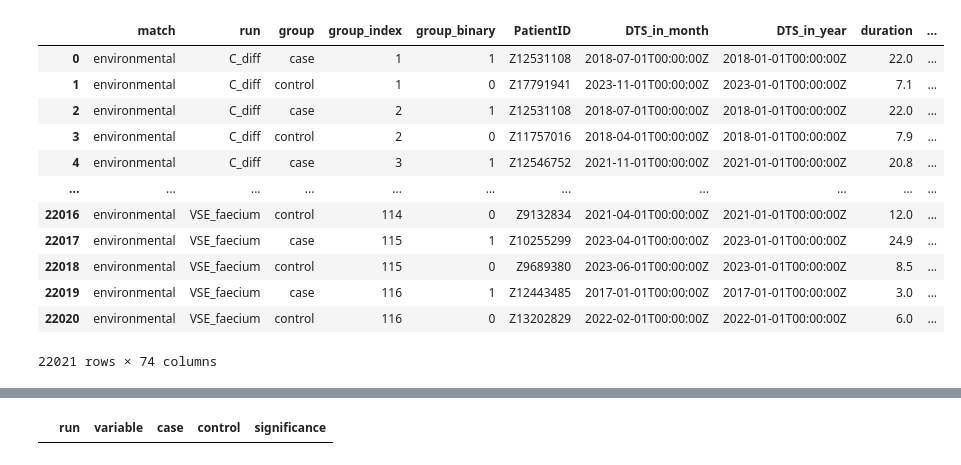
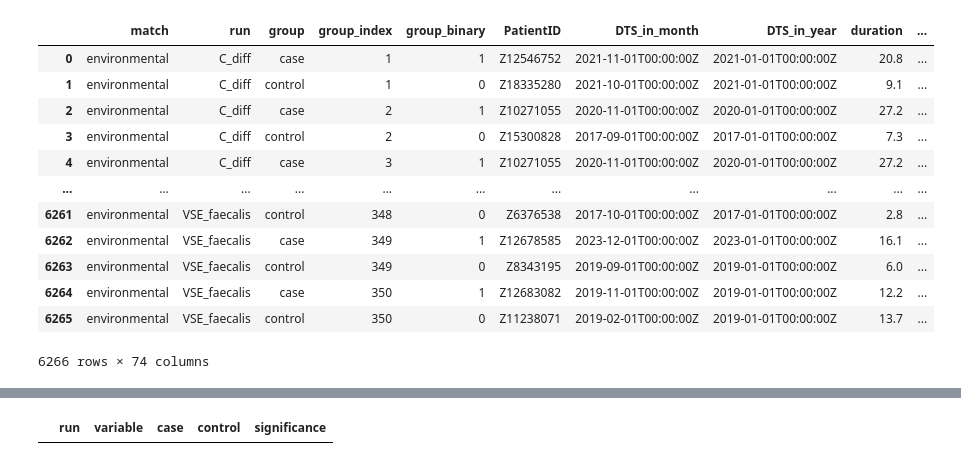
Before and after one commit to sanjatkanjilal/hospital_onset_infection_analyses, a Jupyter notebook: analysis/EDA.ipynb, the cells around one changed output, grey strips where cells are left out. Saved outputs shown, nothing was run; the diff lists cells and outputs as text; code cells hidden in the pictures.

```diff
--- a/analysis/EDA.ipynb
+++ b/analysis/EDA.ipynb
@@ -12,23 +12,23 @@ from scipy.stats import ttest_ind
 from scipy.stats import chi2_contingency
 # %%
 ## Table 1
-full_data = pd.read_csv('/data/tide/projects/ho_infxn_ml/clean_data/20241210/age_filtered_final_dataset_for_models_20241210.csv')
+full_data = pd.read_csv('/data/tide/projects/ho_infxn_ml/clean_data/20250205/age_filtered_final_dataset_for_models_20250205.csv')
 full_data = full_data[full_data['match'] == 'environmental']
 
 significance_df = []
 
 full_data
 # %% [output]
 |  | match | run | group | group_index | group_binary | PatientID | DTS_in_month | DTS_in_year | duration | ... |
-| 0 | environmental | C_diff | case | 1 | 1 | Z12531108 | 2018-07-01T00:00:00Z | 2018-01-01T00:00:00Z | 22.0 | ... |
-| 1 | environmental | C_diff | control | 1 | 0 | Z17791941 | 2023-11-01T00:00:00Z | 2023-01-01T00:00:00Z | 7.1 | ... |
-| 2 | environmental | C_diff | case | 2 | 1 | Z12531108 | 2018-07-01T00:00:00Z | 2018-01-01T00:00:00Z | 22.0 | ... |
-| 3 | environmental | C_diff | control | 2 | 0 | Z11757016 | 2018-04-01T00:00:00Z | 2018-01-01T00:00:00Z | 7.9 | ... |
-| 4 | environmental | C_diff | case | 3 | 1 | Z12546752 | 2021-11-01T00:00:00Z | 2021-01-01T00:00:00Z | 20.8 | ... |
+| 0 | environmental | C_diff | case | 1 | 1 | Z12546752 | 2021-11-01T00:00:00Z | 2021-01-01T00:00:00Z | 20.8 | ... |
+| 1 | environmental | C_diff | control | 1 | 0 | Z18335280 | 2021-10-01T00:00:00Z | 2021-01-01T00:00:00Z | 9.1 | ... |
+| 2 | environmental | C_diff | case | 2 | 1 | Z10271055 | 2020-11-01T00:00:00Z | 2020-01-01T00:00:00Z | 27.2 | ... |
+| 3 | environmental | C_diff | control | 2 | 0 | Z15300828 | 2017-09-01T00:00:00Z | 2017-01-01T00:00:00Z | 7.3 | ... |
+| 4 | environmental | C_diff | case | 3 | 1 | Z10271055 | 2020-11-01T00:00:00Z | 2020-01-01T00:00:00Z | 27.2 | ... |
 | ... | ... | ... | ... | ... | ... | ... | ... | ... | ... | ... |
-| 22016 | environmental | VSE_faecium | control | 114 | 0 | Z9132834 | 2021-04-01T00:00:00Z | 2021-01-01T00:00:00Z | 12.0 | ... |
-| 22017 | environmental | VSE_faecium | case | 115 | 1 | Z10255299 | 2023-04-01T00:00:00Z | 2023-01-01T00:00:00Z | 24.9 | ... |
-| 22018 | environmental | VSE_faecium | control | 115 | 0 | Z9689380 | 2023-06-01T00:00:00Z | 2023-01-01T00:00:00Z | 8.5 | ... |
-| 22019 | environmental | VSE_faecium | case | 116 | 1 | Z12443485 | 2017-01-01T00:00:00Z | 2017-01-01T00:00:00Z | 3.0 | ... |
-| 22020 | environmental | VSE_faecium | control | 116 | 0 | Z13202829 | 2022-02-01T00:00:00Z | 2022-01-01T00:00:00Z | 6.0 | ... |
+| 6261 | environmental | VSE_faecalis | control | 348 | 0 | Z6376538 | 2017-10-01T00:00:00Z | 2017-01-01T00:00:00Z | 2.8 | ... |
+| 6262 | environmental | VSE_faecalis | case | 349 | 1 | Z12678585 | 2023-12-01T00:00:00Z | 2023-01-01T00:00:00Z | 16.1 | ... |
+| 6263 | environmental | VSE_faecalis | control | 349 | 0 | Z8343195 | 2019-09-01T00:00:00Z | 2019-01-01T00:00:00Z | 6.0 | ... |
+| 6264 | environmental | VSE_faecalis | case | 350 | 1 | Z12683082 | 2019-11-01T00:00:00Z | 2019-01-01T00:00:00Z | 12.2 | ... |
+| 6265 | environmental | VSE_faecalis | control | 350 | 0 | Z11238071 | 2019-02-01T00:00:00Z | 2019-01-01T00:00:00Z | 13.7 | ... |
-22021 rows × 74 columns
+6266 rows × 74 columns
```
Also changed, not shown: parts of 14 cells of this notebook, 6 other files.
